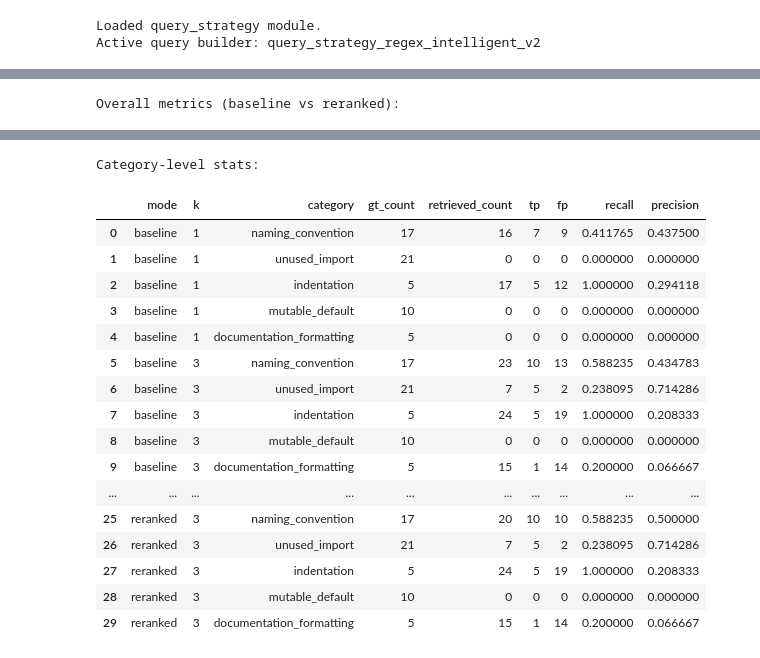
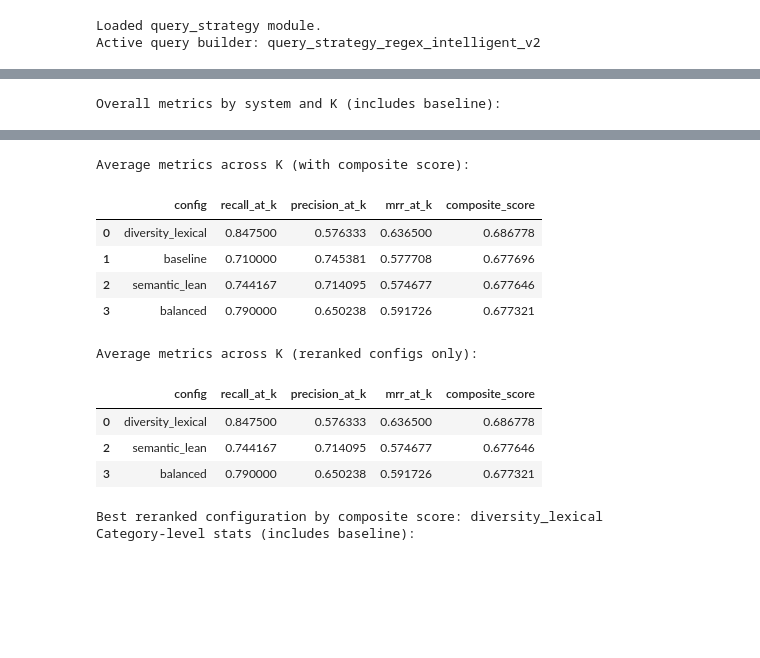
Before and after one commit to budhilnigam/Group-1-DS-and-AI-Lab-Project, a Jupyter notebook: notebooks/reranking_simple_comparison.ipynb, the cells around one changed output, grey strips where cells are left out. Cells and saved outputs as stored; diff of their text form; code cells hidden in the pictures; blank space fills up the shorter version.

```diff
--- a/notebooks/reranking_simple_comparison.ipynb
+++ b/notebooks/reranking_simple_comparison.ipynb
@@ -206,8 +252,15 @@ k_values = [1, 3, 5, 7]
 records = []
 category_records = []
 
-for mode in ["baseline", "reranked"]:
-    col_name = "baseline_categories" if mode == "baseline" else "reranked_categories"
+# Include baseline (no reranking) alongside reranked configurations.
+eval_systems = [{"name": "baseline", "col": "baseline_categories", "kind": "baseline"}] + [
+    {"name": cfg["name"], "col": f"reranked_{cfg['name']}", "kind": "reranked"}
+    for cfg in RERANK_CONFIGS
+]
+
+for system in eval_systems:
+    cfg_name = system["name"]
+    col_name = system["col"]
 
     for k in k_values:
         for _, row in pr_df.iterrows():
@@ -232,7 +285,7 @@ for mode in ["baseline", "reranked"]:
             mrr = sum(rr_vals) / len(rr_vals) if rr_vals else 0.0
 
             records.append({
-                "mode": mode,
+                "config": cfg_name,
                 "k": k,
                 "id": row["id"],
                 "recall_at_k": recall,
@@ -256,7 +309,7 @@ for mode in ["baseline", "reranked"]:
 
             fp = ret_count - tp
             category_records.append({
-                "mode": mode,
+                "config": cfg_name,
                 "k": k,
                 "category": cat,
                 "gt_count": gt_count,
@@ -268,12 +321,26 @@ for mode in ["baseline", "reranked"]:
             })
 
 metrics_long_df = pd.DataFrame(records)
-overall_df = metrics_long_df.groupby(["mode", "k"], as_index=False)[["recall_at_k", "precision_at_k", "mrr_at_k"]].mean()
+overall_df = metrics_long_df.groupby(["config", "k"], as_index=False)[["recall_at_k", "precision_at_k", "mrr_at_k"]].mean()
 category_df = pd.DataFrame(category_records)
 
-print("Overall metrics (baseline vs reranked):")
+# Aggregate across K for a single summary score per configuration/system.
+summary_df = overall_df.groupby("config", as_index=False)[["recall_at_k", "precision_at_k", "mrr_at_k"]].mean()
+summary_df["composite_score"] = summary_df[["recall_at_k", "precision_at_k", "mrr_at_k"]].mean(axis=1)
+summary_df = summary_df.sort_values("composite_score", ascending=False).reset_index(drop=True)
+
+# Keep reranking model-selection separate from baseline comparison.
+rerank_summary_df = summary_df[summary_df["config"] != "baseline"].copy()
+best_config = rerank_summary_df.loc[0, "config"] if not rerank_summary_df.empty else None
+
+print("Overall metrics by system and K (includes baseline):")
 display(overall_df)
-print("Category-level stats:")
-display(category_df.head(30))
+print("Average metrics across K (with composite score):")
+display(summary_df)
+print("Average metrics across K (reranked configs only):")
+display(rerank_summary_df)
+print(f"Best reranked configuration by composite score: {best_config}")
+print("Category-level stats (includes baseline):")
+display(category_df.head(40))
 # %% [output]
-Overall metrics (baseline vs reranked):
+Overall metrics by system and K (includes baseline):
@@ -289,18 +364,13 @@ Overall metrics (baseline vs reranked):
-Category-level stats:
+Average metrics across K (with composite score):
-|  | mode | k | category | gt_count | retrieved_count | tp | fp | recall | precision |
-| 0 | baseline | 1 | naming_convention | 17 | 16 | 7 | 9 | 0.411765 | 0.437500 |
-| 1 | baseline | 1 | unused_import | 21 | 0 | 0 | 0 | 0.000000 | 0.000000 |
-| 2 | baseline | 1 | indentation | 5 | 17 | 5 | 12 | 1.000000 | 0.294118 |
-| 3 | baseline | 1 | mutable_default | 10 | 0 | 0 | 0 | 0.000000 | 0.000000 |
-| 4 | baseline | 1 | documentation_formatting | 5 | 0 | 0 | 0 | 0.000000 | 0.000000 |
-| 5 | baseline | 3 | naming_convention | 17 | 23 | 10 | 13 | 0.588235 | 0.434783 |
-| 6 | baseline | 3 | unused_import | 21 | 7 | 5 | 2 | 0.238095 | 0.714286 |
-| 7 | baseline | 3 | indentation | 5 | 24 | 5 | 19 | 1.000000 | 0.208333 |
-| 8 | baseline | 3 | mutable_default | 10 | 0 | 0 | 0 | 0.000000 | 0.000000 |
-| 9 | baseline | 3 | documentation_formatting | 5 | 15 | 1 | 14 | 0.200000 | 0.066667 |
-| ... | ... | ... | ... | ... | ... | ... | ... | ... | ... |
-| 25 | reranked | 3 | naming_convention | 17 | 20 | 10 | 10 | 0.588235 | 0.500000 |
-| 26 | reranked | 3 | unused_import | 21 | 7 | 5 | 2 | 0.238095 | 0.714286 |
-| 27 | reranked | 3 | indentation | 5 | 24 | 5 | 19 | 1.000000 | 0.208333 |
-| 28 | reranked | 3 | mutable_default | 10 | 0 | 0 | 0 | 0.000000 | 0.000000 |
-| 29 | reranked | 3 | documentation_formatting | 5 | 15 | 1 | 14 | 0.200000 | 0.066667 |
+|  | config | recall_at_k | precision_at_k | mrr_at_k | composite_score |
+| 0 | diversity_lexical | 0.847500 | 0.576333 | 0.636500 | 0.686778 |
+| 1 | baseline | 0.710000 | 0.745381 | 0.577708 | 0.677696 |
+| 2 | semantic_lean | 0.744167 | 0.714095 | 0.574677 | 0.677646 |
+| 3 | balanced | 0.790000 | 0.650238 | 0.591726 | 0.677321 |
+Average metrics across K (reranked configs only):
+|  | config | recall_at_k | precision_at_k | mrr_at_k | composite_score |
+| 0 | diversity_lexical | 0.847500 | 0.576333 | 0.636500 | 0.686778 |
+| 2 | semantic_lean | 0.744167 | 0.714095 | 0.574677 | 0.677646 |
+| 3 | balanced | 0.790000 | 0.650238 | 0.591726 | 0.677321 |
+Best reranked configuration by composite score: diversity_lexical
+Category-level stats (includes baseline):
```
Also changed, not shown: parts of 11 cells of this notebook, 36 other files.
